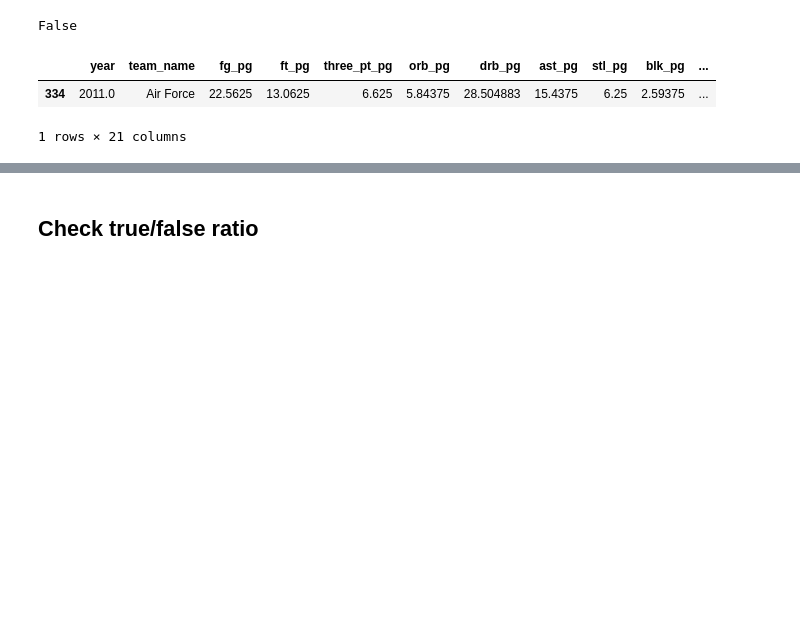
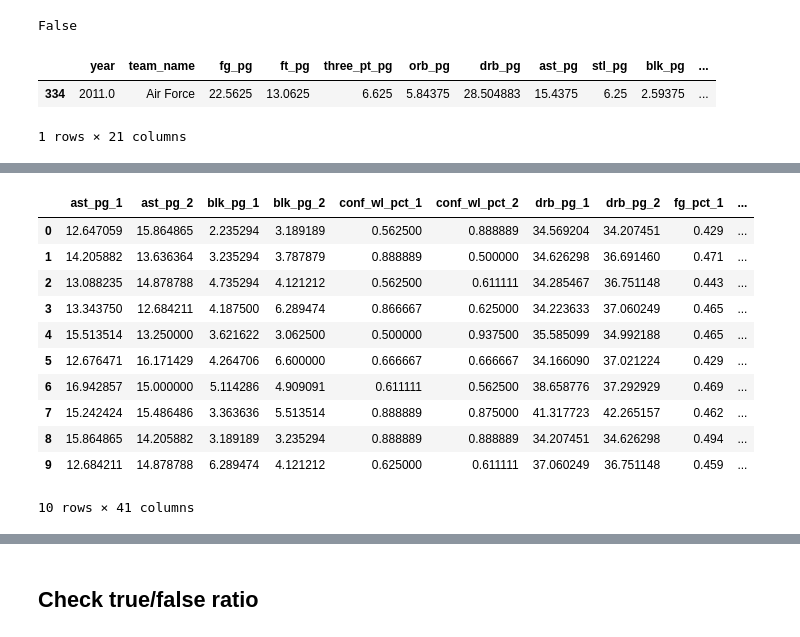
Before and after one commit to SpicySyntax/MachineLearningMarchMadness, a Jupyter notebook: Notebooks/Machine Learning March Madness.ipynb, the cells around one changed output, grey strips where cells are left out. Drawn from its saved outputs; the diff is of its cells as text; code cells hidden in the pictures; blank space fills up the shorter version.

```diff
--- a/Notebooks/Machine Learning March Madness.ipynb
+++ b/Notebooks/Machine Learning March Madness.ipynb
@@ -13,3 +14,4 @@ import numpy as np # n-dim object support
 # %%
 df_school = pd.read_csv("./school_records.csv")
 df_game = pd.read_csv("./game_records.csv")
+df_ps_game = pd.read_csv("./post_season_game_records.csv")
@@ -205,3 +241,18 @@ team_stats_df.head(10)
 10 rows × 41 columns
+# %%
+ps_team_stats_df.head(10)
+# %% [output]
+|  | ast_pg_1 | ast_pg_2 | blk_pg_1 | blk_pg_2 | conf_wl_pct_1 | conf_wl_pct_2 | drb_pg_1 | drb_pg_2 | fg_pct_1 | ... |
+| 0 | 12.647059 | 15.864865 | 2.235294 | 3.189189 | 0.562500 | 0.888889 | 34.569204 | 34.207451 | 0.429 | ... |
+| 1 | 14.205882 | 13.636364 | 3.235294 | 3.787879 | 0.888889 | 0.500000 | 34.626298 | 36.691460 | 0.471 | ... |
+| 2 | 13.088235 | 14.878788 | 4.735294 | 4.121212 | 0.562500 | 0.611111 | 34.285467 | 36.751148 | 0.443 | ... |
+| 3 | 13.343750 | 12.684211 | 4.187500 | 6.289474 | 0.866667 | 0.625000 | 34.223633 | 37.060249 | 0.465 | ... |
+| 4 | 15.513514 | 13.250000 | 3.621622 | 3.062500 | 0.500000 | 0.937500 | 35.585099 | 34.992188 | 0.465 | ... |
+| 5 | 12.676471 | 16.171429 | 4.264706 | 6.600000 | 0.666667 | 0.666667 | 34.166090 | 37.021224 | 0.429 | ... |
+| 6 | 16.942857 | 15.000000 | 5.114286 | 4.909091 | 0.611111 | 0.562500 | 38.658776 | 37.292929 | 0.469 | ... |
+| 7 | 15.242424 | 15.486486 | 3.363636 | 5.513514 | 0.888889 | 0.875000 | 41.317723 | 42.265157 | 0.462 | ... |
+| 8 | 15.864865 | 14.205882 | 3.189189 | 3.235294 | 0.888889 | 0.888889 | 34.207451 | 34.626298 | 0.494 | ... |
+| 9 | 12.684211 | 14.878788 | 6.289474 | 4.121212 | 0.625000 | 0.611111 | 37.060249 | 36.751148 | 0.459 | ... |
+10 rows × 41 columns
 # %%
 game_w_team_stats = pd.concat([df_game, team_stats_df], axis=1, join='inner')
```
Also changed, not shown: parts of 33 cells of this notebook, 4 other files.
